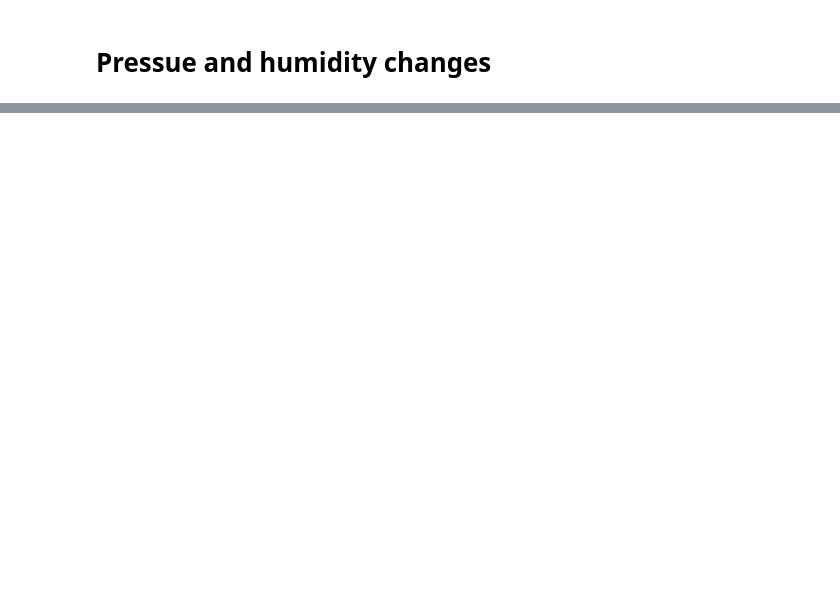
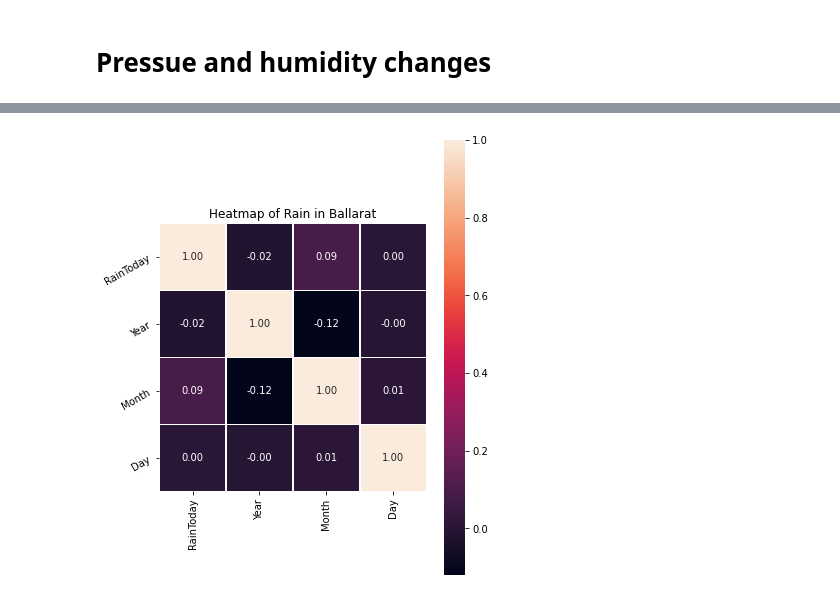
Before and after one commit to namvnngu/data-analysis-project, a Jupyter notebook: Source Code/Final analysis.ipynb, the cells around one changed output, grey strips where cells are left out. Cells and saved outputs as stored; diff of their text form; code cells hidden in the pictures; blank space fills up the shorter version.

```diff
--- a/Source Code/Final analysis.ipynb
+++ b/Source Code/Final analysis.ipynb
@@ -253,0 +271,8 @@ plt.show()
+# %%
+TempDF = pd.DataFrame(AusWeather,columns=['Location','Date', 'RainToday'])
+location= "Ballarat"
+
+TempDFOne = TempDF.loc[TempDF['Location'] == location]
+
+# Replace Yes and No with 1 and 0 respectively
+TempDFOne['RainToday'].replace({'No': 0, 'Yes': 1}, inplace = True)
@@ -253,0 +295,15 @@ plt.show()
+# %%
+# Convert Date with type string to datetime format
+TempDFOne['Date'] = pd.to_datetime(TempDFOne['Date'])
+
+# Add Year Column
+TempDFOne['Year'] = TempDFOne['Date'].dt.year
+
+# Add Year Column
+TempDFOne['Month'] = TempDFOne['Date'].dt.month
+
+# Add Year Column
+TempDFOne['Day'] = TempDFOne['Date'].dt.day
+
+# Drop Date Column
+TempDFOne.drop(columns=['Date'], axis=1, inplace=True)
@@ -253,0 +326,11 @@ plt.show()
+# %%
+# Heat map for only Ballarat
+correlation = TempDFOne.corr()
+plt.figure(figsize=(6,8))
+plt.title('Heatmap of Rain in Ballarat')
+ax = sns.heatmap(correlation, square=True, annot=True, fmt='.2f', linecolor='white', linewidths=.5)
+ax.set_xticklabels(ax.get_xticklabels(), rotation=90)
+ax.set_yticklabels(ax.get_yticklabels(), rotation=30)
+plt.show()
+# %% [output]
+[figure, added]
```
Also changed, not shown: parts of 13 cells of this notebook.
